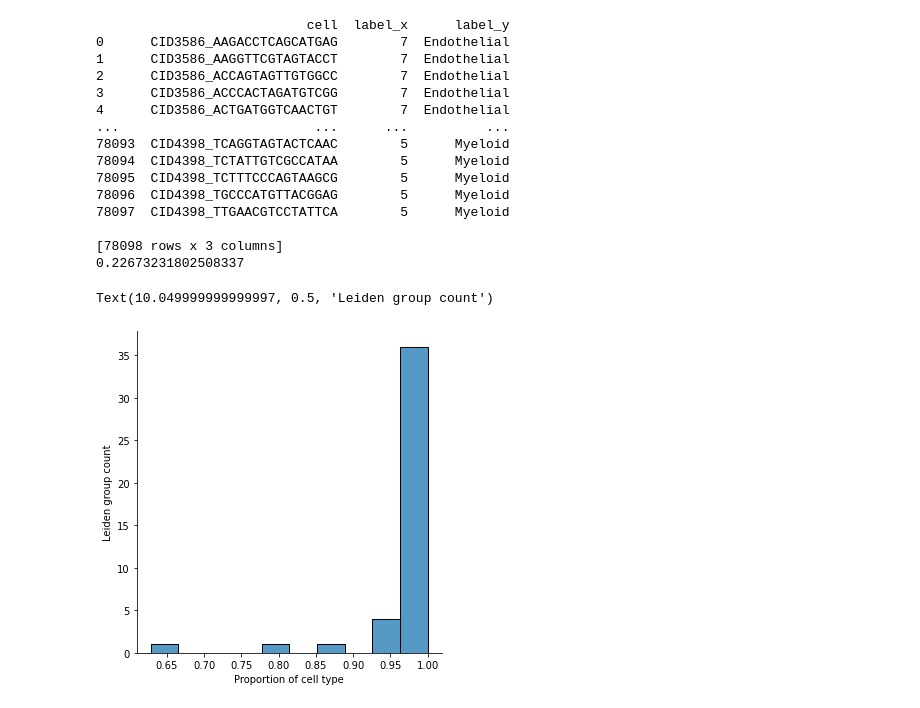
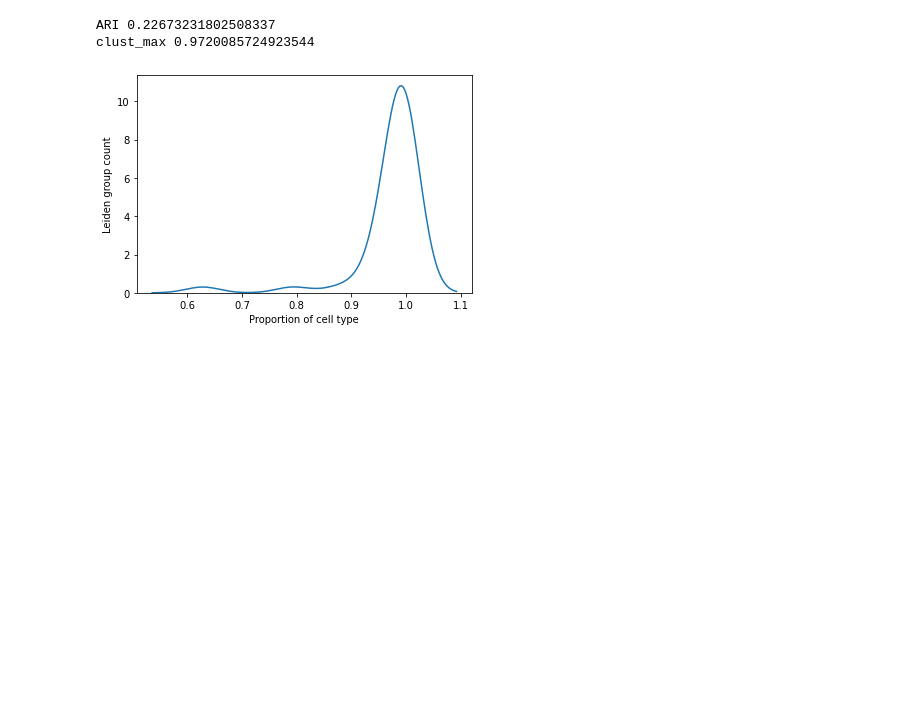
Before and after one commit to causalpathlab/asapp, a Jupyter notebook: asapp/04_cluster_metrics.ipynb, the cells around one changed output. Saved outputs shown, nothing was run; the diff lists cells and outputs as text; code cells hidden in the pictures; blank space fills up the shorter version.

```diff
--- a/asapp/04_cluster_metrics.ipynb
+++ b/asapp/04_cluster_metrics.ipynb
@@ -30,32 +25,18 @@ fn = sca.config.home + sca.config.experiment +sca.config.output + sca.config.sam
 # %%
 
 
 df_gt = pd.read_csv(fn+'_metadata.csv.gz')
 df_tl = pd.read_csv(fn+'_scanpy_label.csv.gz')
 df_join = pd.merge(df_tl,df_gt,on='cell',how='left')
-print(df_join)
-from sklearn.metrics.cluster import contingency_matrix,adjusted_rand_score
-print(adjusted_rand_score(df_join.label_y,df_join.label_x))
+print('ARI',adjusted_rand_score(df_join.label_y,df_join.label_x))
 df_scmatch = pd.DataFrame(contingency_matrix(df_join.label_x,df_join.label_y))
 df_scmatch = df_scmatch.div(df_scmatch.sum(axis=1), axis=0)
-sns.displot(df_scmatch.max(1).values,bins=10)
+sns.distplot(df_scmatch.max(1).values,hist=False)
 plt.xlabel('Proportion of cell type')
 plt.ylabel('Leiden group count')
+
+print('clust_max',df_scmatch.max(1).sum()/df_scmatch.shape[0])
 # %% [output]
-                           cell  label_x      label_y
-0      CID3586_AAGACCTCAGCATGAG        7  Endothelial
-1      CID3586_AAGGTTCGTAGTACCT        7  Endothelial
-2      CID3586_ACCAGTAGTTGTGGCC        7  Endothelial
-3      CID3586_ACCCACTAGATGTCGG        7  Endothelial
-4      CID3586_ACTGATGGTCAACTGT        7  Endothelial
-...                         ...      ...          ...
-78093  CID4398_TCAGGTAGTACTCAAC        5      Myeloid
-78094  CID4398_TCTATTGTCGCCATAA        5      Myeloid
-78095  CID4398_TCTTTCCCAGTAAGCG        5      Myeloid
-78096  CID4398_TGCCCATGTTACGGAG        5      Myeloid
-78097  CID4398_TTGAACGTCCTATTCA        5      Myeloid
-
-[78098 rows x 3 columns]
-0.22673231802508337
+ARI 0.22673231802508337
+clust_max 0.9720085724923544
-Text(10.049999999999997, 0.5, 'Leiden group count')
-[figure, old version]
+[figure, new version]
```
Also changed, not shown: parts of 9 cells of this notebook, 4 other files.
